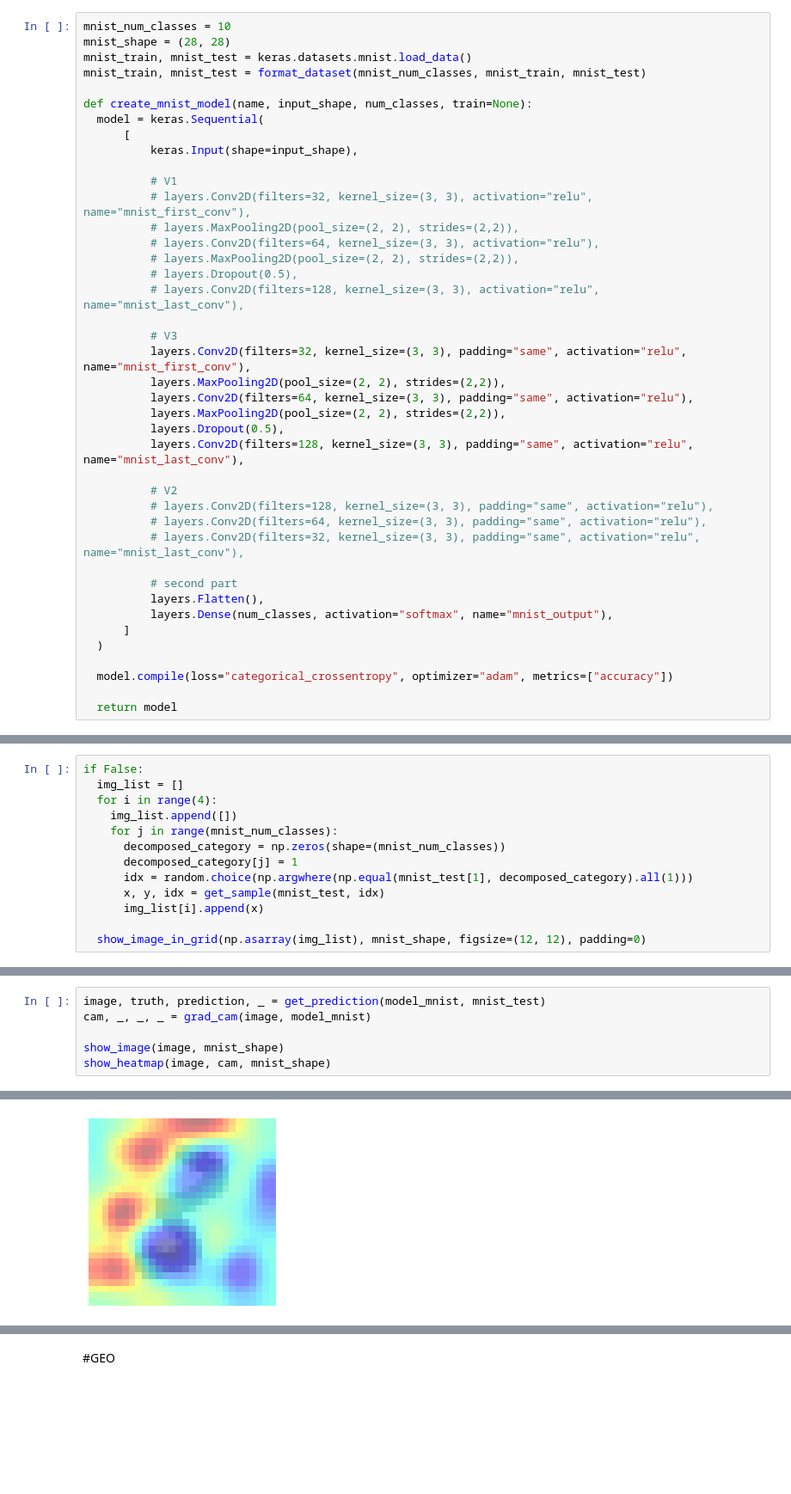
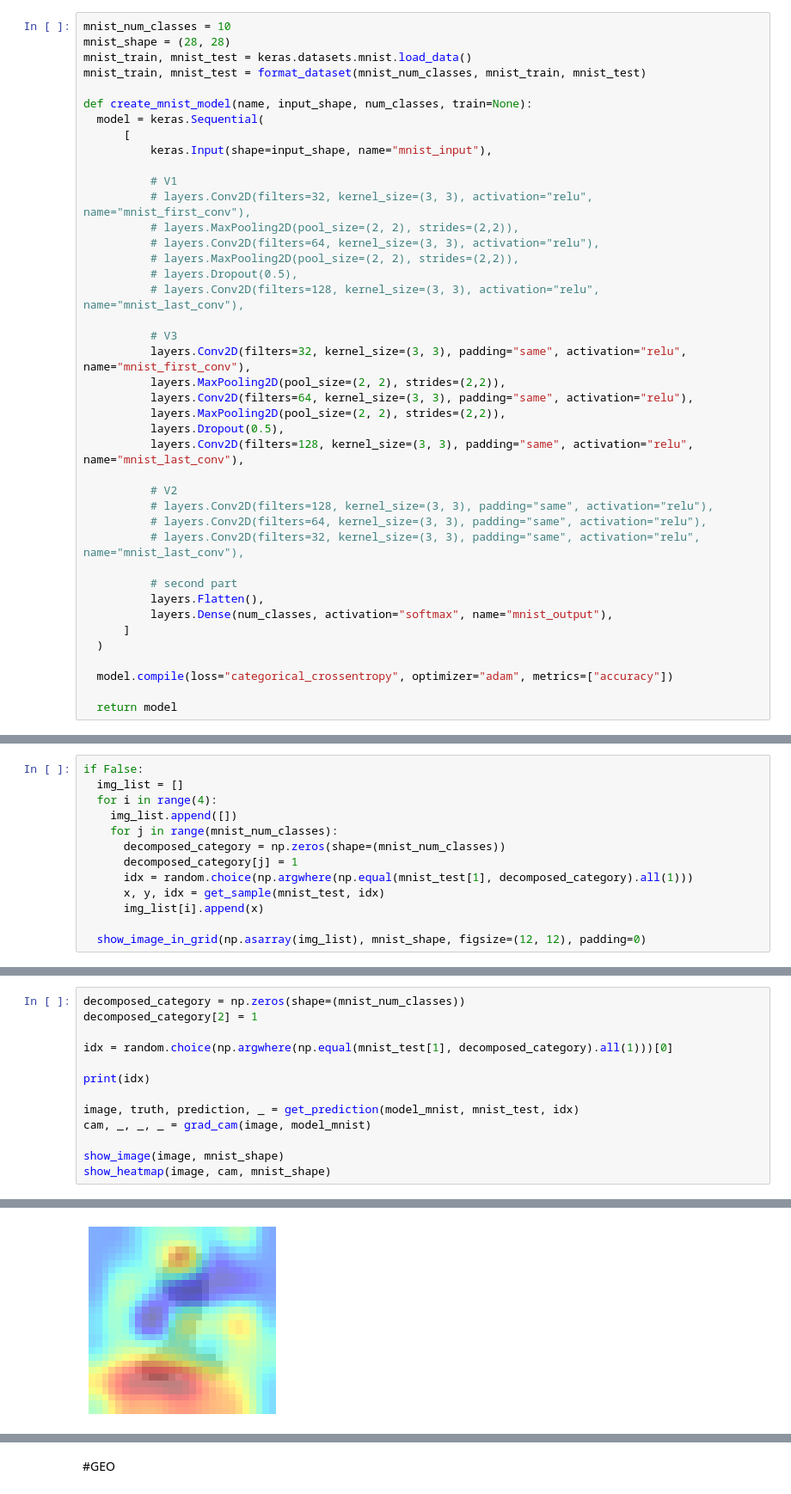
Before and after one commit to fsilvestrim/thesis, a Jupyter notebook: Geo_Cam.ipynb, the cells around one changed output, grey strips where cells are left out. Shown at 86% size. Cells and saved outputs as stored; diff of their text form; blank space fills up the shorter version.

```diff
--- a/Geo_Cam.ipynb
+++ b/Geo_Cam.ipynb
@@ -407,7 +425,7 @@ mnist_train, mnist_test = format_dataset(mnist_num_classes, mnist_train, mnist_t
 def create_mnist_model(name, input_shape, num_classes, train=None):
   model = keras.Sequential(
       [
-          keras.Input(shape=input_shape),
+          keras.Input(shape=input_shape, name="mnist_input"),
 
           # V1
           # layers.Conv2D(filters=32, kernel_size=(3, 3), activation="relu", name="mnist_first_conv"),
@@ -497,5 +515,12 @@ Training took: 20.95 seconds
 # %%
-image, truth, prediction, _ = get_prediction(model_mnist, mnist_test)
+decomposed_category = np.zeros(shape=(mnist_num_classes))
+decomposed_category[2] = 1
+
+idx = random.choice(np.argwhere(np.equal(mnist_test[1], decomposed_category).all(1)))[0]
+
+print(idx)
+
+image, truth, prediction, _ = get_prediction(model_mnist, mnist_test, idx)
 cam, _, _, _ = grad_cam(image, model_mnist)
 
 show_image(image, mnist_shape)
@@ -505 +531 @@ show_heatmap(image, cam, mnist_shape)
-[figure, old version]
+[figure, new version]
```
Also changed, not shown: parts of 30 cells of this notebook.
